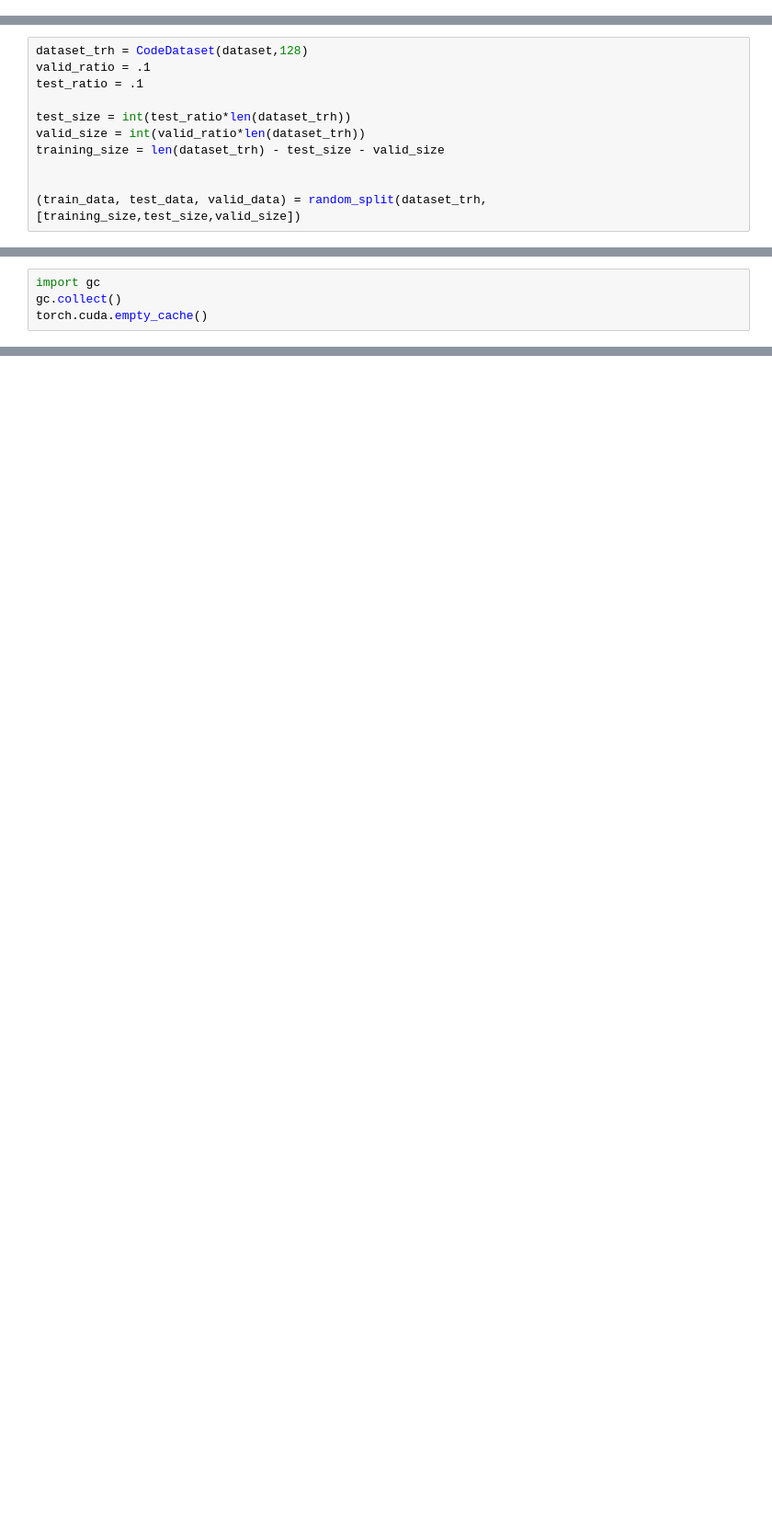
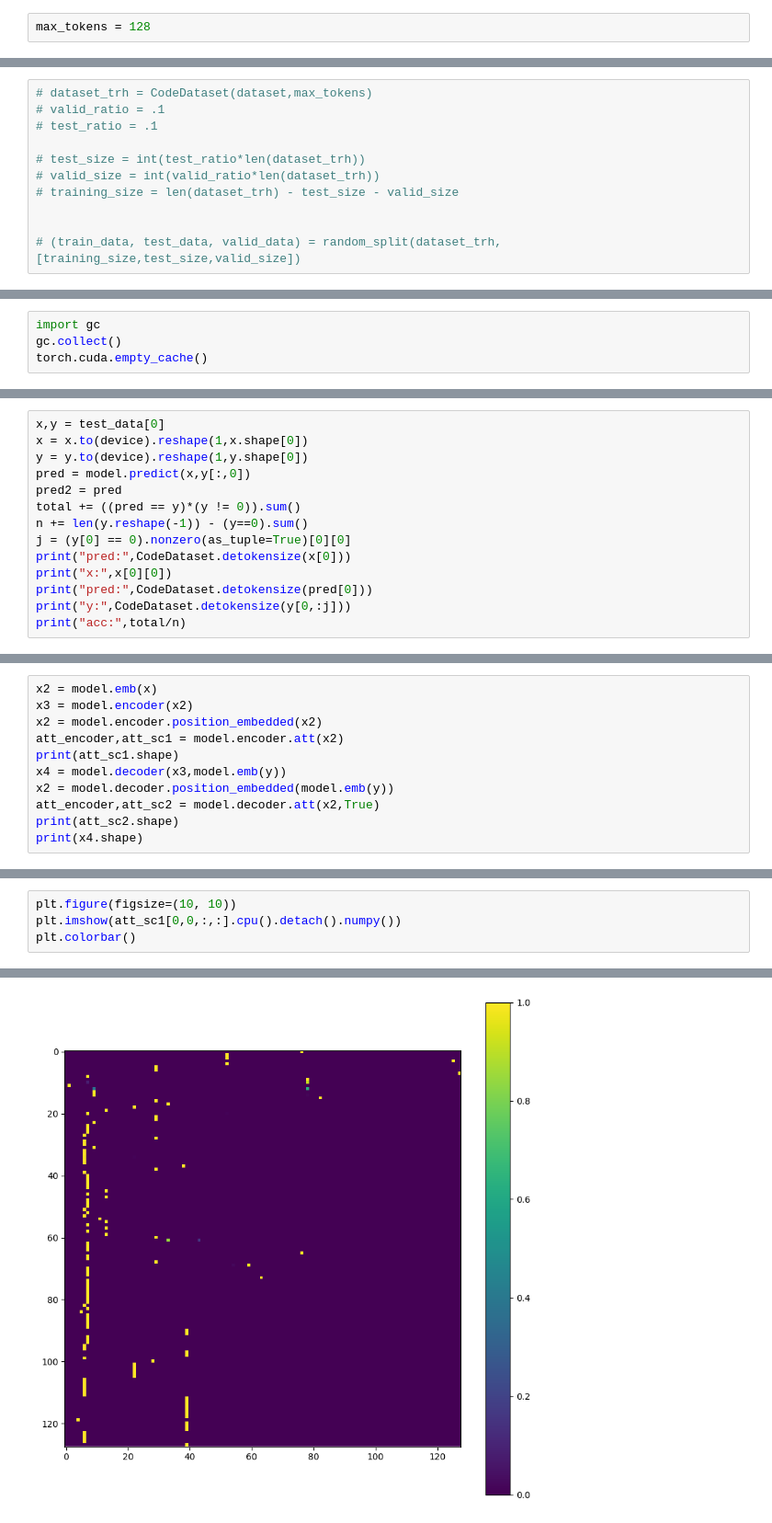
Before and after one commit to Epoch-2026-2027/Learning_Phase, a Jupyter notebook: Task - 1/Subtask-2/Untitled1.ipynb, the cells around one changed output, grey strips where cells are left out. Shown at 92% size. Saved outputs shown, nothing was run; the diff lists cells and outputs as text; blank space fills up the shorter version.

```diff
--- a/Task - 1/Subtask-2/Untitled1.ipynb
+++ b/Task - 1/Subtask-2/Untitled1.ipynb
@@ -4,3 +4,5 @@ from torch import nn
 import pandas as pd
 import numpy as np
 import matplotlib.pyplot as plt
+# %%
+max_tokens = 128
@@ -78,14 +180,14 @@ class CodeDataset(Dataset):
 # %%
-dataset_trh = CodeDataset(dataset,128)
-valid_ratio = .1
-test_ratio = .1
+# dataset_trh = CodeDataset(dataset,max_tokens)
+# valid_ratio = .1
+# test_ratio = .1
 
-test_size = int(test_ratio*len(dataset_trh))
-valid_size = int(valid_ratio*len(dataset_trh))
-training_size = len(dataset_trh) - test_size - valid_size
+# test_size = int(test_ratio*len(dataset_trh))
+# valid_size = int(valid_ratio*len(dataset_trh))
+# training_size = len(dataset_trh) - test_size - valid_size
 
 
-(train_data, test_data, valid_data) = random_split(dataset_trh,[training_size,test_size,valid_size])
+# (train_data, test_data, valid_data) = random_split(dataset_trh,[training_size,test_size,valid_size])
 # %%
 class Embedder(nn.Module):
     def __init__(self,vocab,embemding_dim):
@@ -459,0 +588,14 @@ print("acc:",total/n)
+# %%
+x,y = test_data[0]
+x = x.to(device).reshape(1,x.shape[0])
+y = y.to(device).reshape(1,y.shape[0])
+pred = model.predict(x,y[:,0])
+pred2 = pred
+total += ((pred == y)*(y != 0)).sum()
+n += len(y.reshape(-1)) - (y==0).sum()
+j = (y[0] == 0).nonzero(as_tuple=True)[0][0]
+print("pred:",CodeDataset.detokensize(x[0]))
+print("x:",x[0][0])
+print("pred:",CodeDataset.detokensize(pred[0]))
+print("y:",CodeDataset.detokensize(y[0,:j]))
+print("acc:",total/n)
@@ -459,0 +611,11 @@ print("acc:",total/n)
+# %%
+x2 = model.emb(x)
+x3 = model.encoder(x2)
+x2 = model.encoder.position_embedded(x2)
+att_encoder,att_sc1 = model.encoder.att(x2)
+print(att_sc1.shape)
+x4 = model.decoder(x3,model.emb(y))
+x2 = model.decoder.position_embedded(model.emb(y))
+att_encoder,att_sc2 = model.decoder.att(x2,True)
+print(att_sc2.shape)
+print(x4.shape)
@@ -459,0 +626,5 @@ print("acc:",total/n)
+# %%
+plt.figure(figsize=(10, 10))
+plt.imshow(att_sc1[0,0,:,:].cpu().detach().numpy())
+plt.colorbar()
+# %% [output]
@@ -459,0 +632 @@ print("acc:",total/n)
+[figure, added]
```
Also changed, not shown: parts of 22 cells of this notebook, 7 other files.
